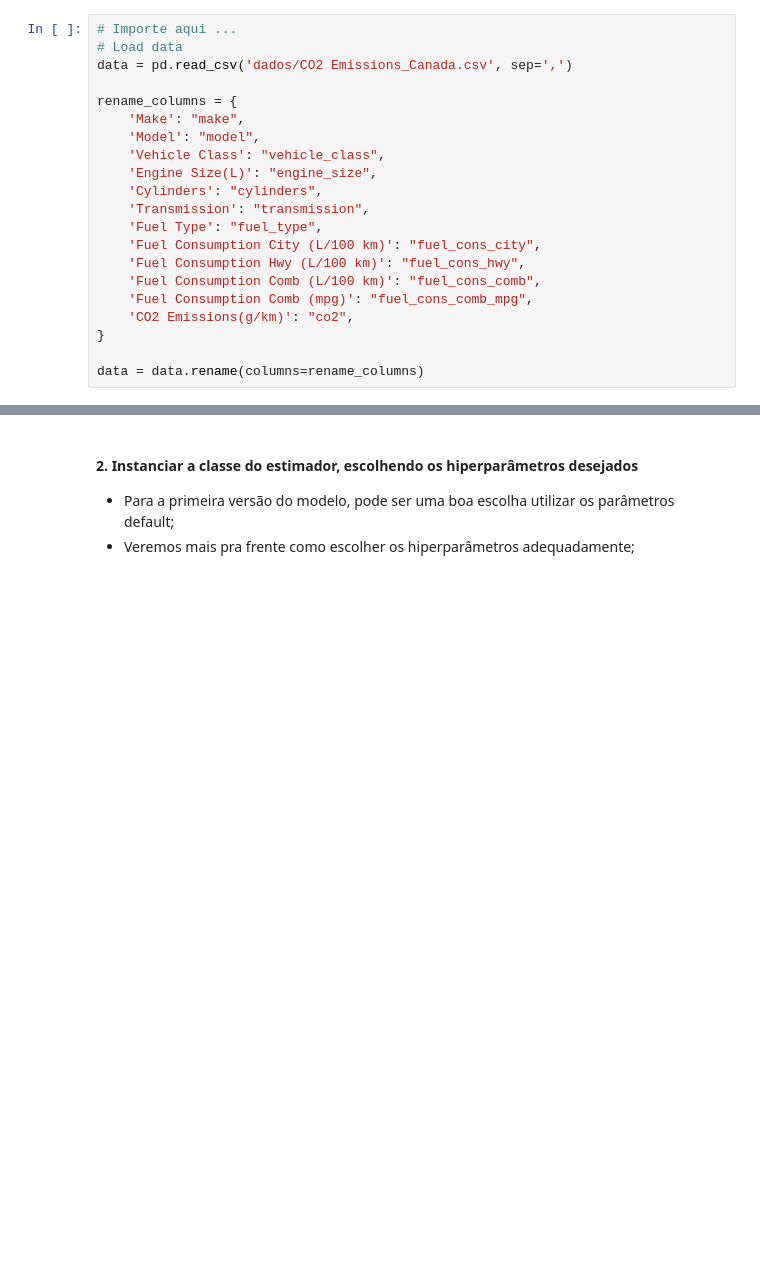
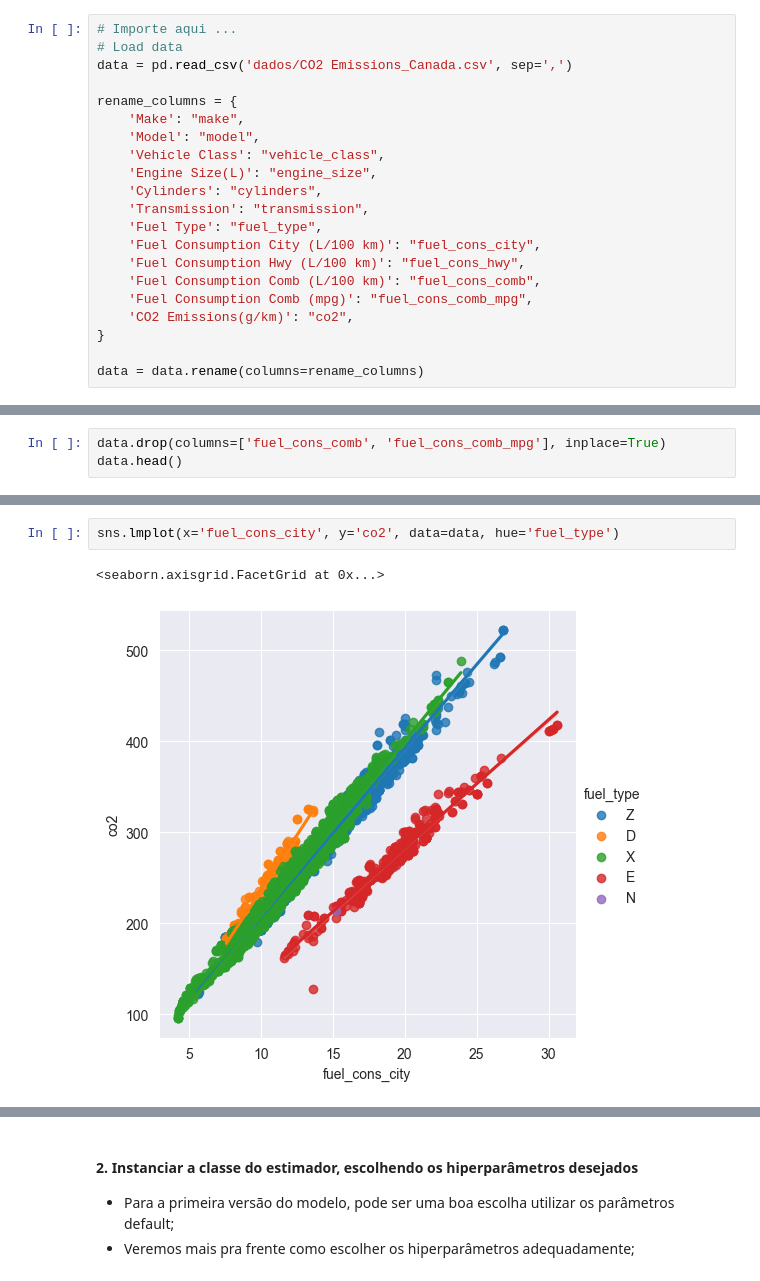
Before and after one commit to castroavila/projeto_estatistica_ii, a Jupyter notebook: Começando a pensar no projeto.ipynb, the cells around one changed output, grey strips where cells are left out. Saved outputs shown, nothing was run; the diff lists cells and outputs as text; blank space fills up the shorter version.

```diff
--- a/Começando a pensar no projeto.ipynb
+++ b/Começando a pensar no projeto.ipynb
@@ -82,0 +172,3 @@ plt.show()
+# %%
+data.drop(columns=['fuel_cons_comb', 'fuel_cons_comb_mpg'], inplace=True)
+data.head()
@@ -82,0 +182,5 @@ plt.show()
+# %%
+sns.lmplot(x='fuel_cons_city', y='co2', data=data, hue='fuel_type')
+# %% [output]
+<seaborn.axisgrid.FacetGrid at 0x...>
+[figure, added]
```
Also changed, not shown: parts of 13 cells of this notebook.
